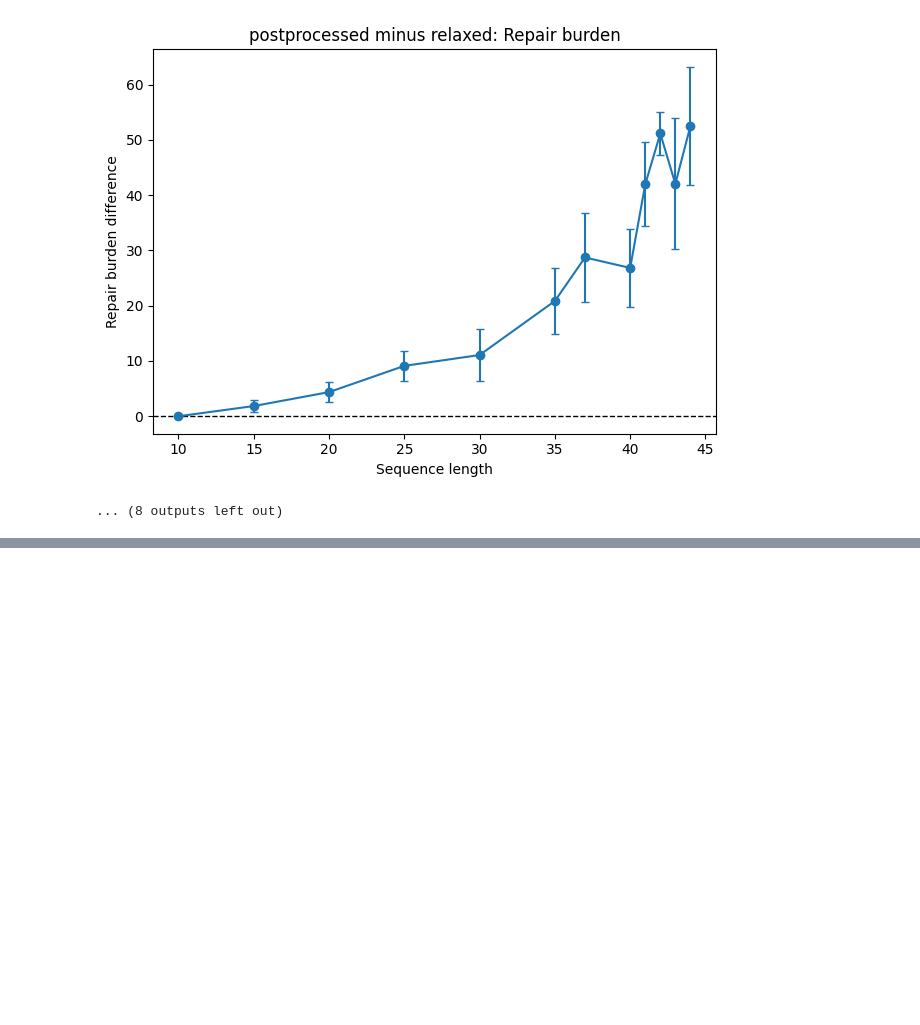
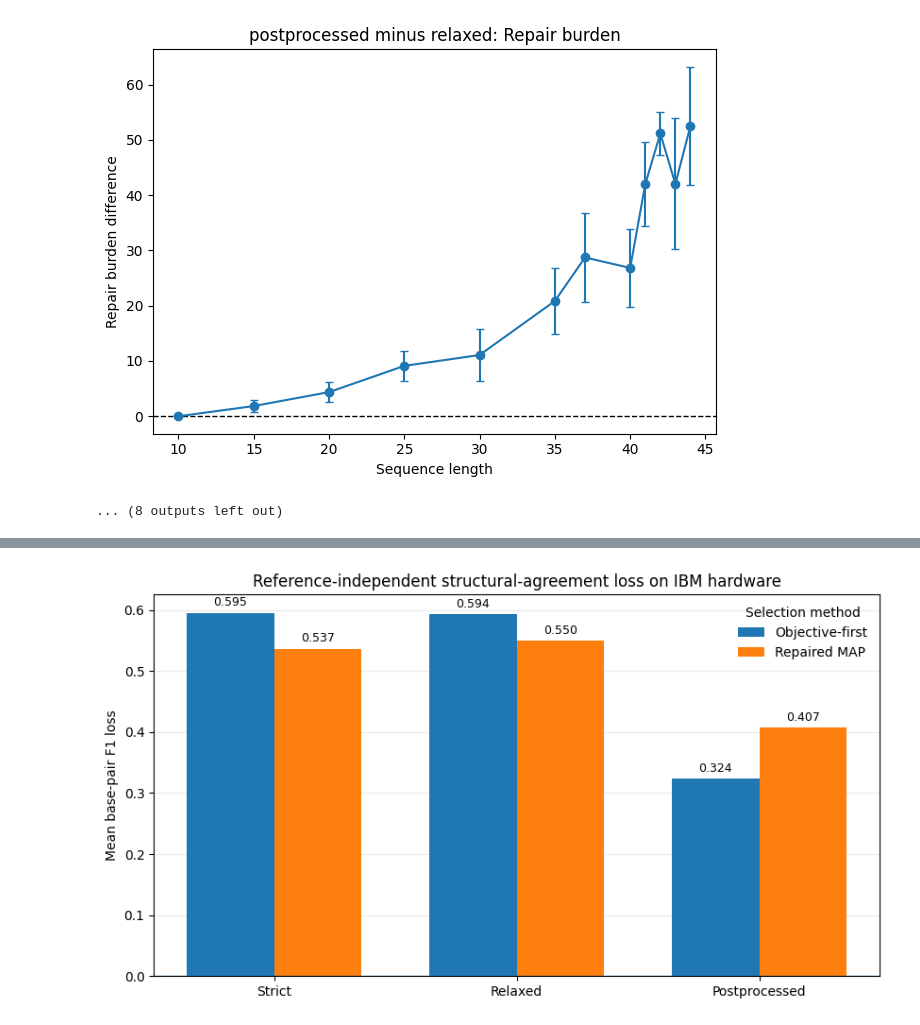
Before and after one commit to grigorovich-sergey/WISER_Challenge_2026, a Jupyter notebook: rna_qubo_results_analysis.ipynb, the cells around one changed output, grey strips where cells are left out. Cells and saved outputs as stored; diff of their text form; code cells hidden in the pictures; blank space fills up the shorter version.

Commit message:
Updated comparison and figures

```diff
--- a/rna_qubo_results_analysis.ipynb
+++ b/rna_qubo_results_analysis.ipynb
@@ -77,6 +82,12 @@ simulation_selection_df = all_selected_sequences_df[
 hardware_selection_df = all_selected_sequences_df[
     all_selected_sequences_df["selected_for_hardware"]
 ].copy()
+# %%
+candidate_selection_df = build_candidate_selection_summary(all_detailed_results_df)
+candidate_selection_df.to_csv(CANDIDATE_SELECTION_SUMMARY_PATH, index=False)
+# %%
+selection_gap_df = build_selection_gap_summary(candidate_selection_df)
+selection_gap_df.to_csv(SELECTION_GAP_SUMMARY_PATH, index=False)
 # %%
 required_columns = {
     "selected sequences": {
@@ -696,0 +921,8 @@ Saved figure: /content/drive/MyDrive/Colab Notebooks/WISER_Moderna_02/figures/12
+# %%
+ibm_selection_penalty_summary_df = (
+    selection_penalty_summary_df[
+        selection_penalty_summary_df["backend_mode"] == "ibm"
+    ]
+    .copy()
+    .reset_index(drop=True)
+)
@@ -696,0 +1027,78 @@ Saved figure: /content/drive/MyDrive/Colab Notebooks/WISER_Moderna_02/figures/12
+# %%
+f1_loss_pivot_df = (
+    ibm_selection_penalty_summary_df.pivot(
+        index="variant",
+        columns="selection_method",
+        values="pair_f1_loss_mean",
+    )
+    .reindex(
+        index=variant_order,
+        columns=method_order,
+    )
+)
+
+x_positions = np.arange(len(variant_order))
+bar_width = 0.36
+
+figure, axis = plt.subplots(figsize=(8.5, 4.8))
+
+for method_index, method in enumerate(method_order):
+    offset = (
+        method_index - (len(method_order) - 1) / 2
+    ) * bar_width
+
+    bars = axis.bar(
+        x_positions + offset,
+        f1_loss_pivot_df[method].to_numpy(),
+        width=bar_width,
+        label=method_labels[method],
+    )
+
+    axis.bar_label(
+        bars,
+        fmt="%.3f",
+        padding=3,
+        fontsize=9,
+    )
+
+axis.axhline(
+    0.0,
+    linewidth=1.0,
+)
+
+axis.set_xticks(x_positions)
+axis.set_xticklabels(
+    [
+        "Strict",
+        "Relaxed",
+        "Postprocessed",
+    ]
+)
+axis.set_ylabel(
+    "Mean base-pair F1 loss"
+)
+axis.set_title(
+    "Reference-independent structural-agreement loss "
+    "on IBM hardware"
+)
+axis.legend(
+    title="Selection method",
+    frameon=False,
+)
+axis.grid(
+    axis="y",
+    alpha=0.25,
+)
+axis.set_axisbelow(True)
+
+figure.tight_layout()
+
+figure.savefig(
+    FIGURES_DIR / "21_ibm_selection_pair_f1_loss.png",
+    dpi=300,
+    bbox_inches="tight",
+)
+
+plt.show()
+# %% [output]
+[figure, added]
```
Also changed, not shown: parts of 13 cells of this notebook, 4 other files.
